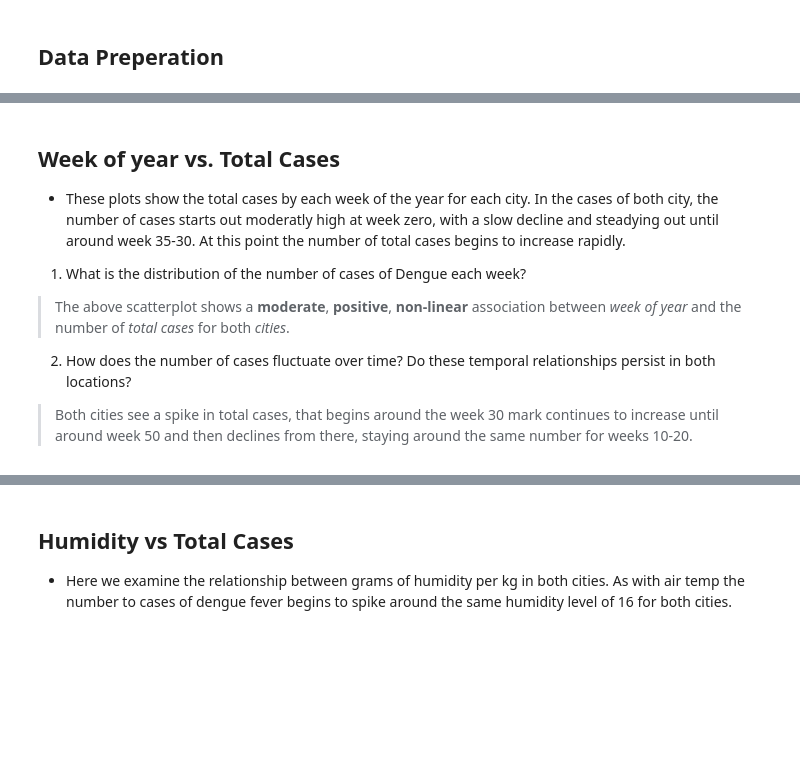
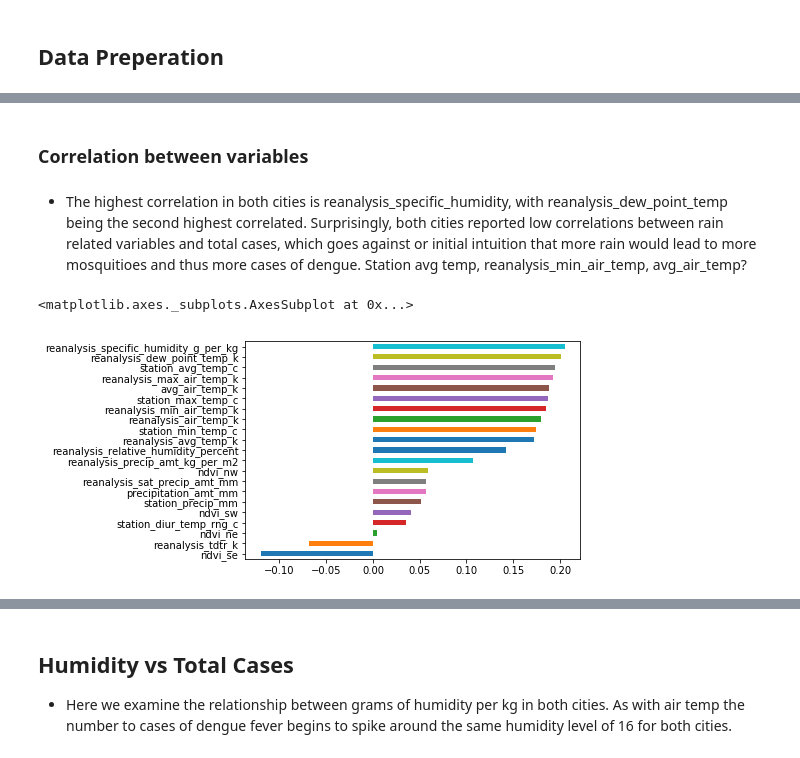
Before and after one commit to rheaxychen/dengue, a Jupyter notebook: exploration.ipynb, the cells around one changed output, grey strips where cells are left out. Drawn from its saved outputs; the diff is of its cells as text; code cells hidden in the pictures; blank space fills up the shorter version.

```diff
--- a/exploration.ipynb
+++ b/exploration.ipynb
@@ -93,12 +104,13 @@ plt.figure()
 <Figure size 432x288 with 0 Axes>
-# %% [markdown]
-## Week of year vs. Total Cases
-- These plots show the total cases by each week of the year for each city. In the cases of both city, the number of cases starts out moderatly high at week zero, with a slow decline and steadying out until around week 35-30. At this point the number of total cases begins to increase rapidly.
-
-1. What is the distribution of the number of cases of Dengue each week?
-
-> The above scatterplot shows a **moderate**, **positive**, **non-linear** association between _week of year_ and the number of _total cases_ for both _cities_.
-
-2. How does the number of cases fluctuate over time? Do these temporal relationships persist in both locations?
-
-> Both cities see a spike in total cases, that begins around the week 30 mark continues to increase until around week 50 and then declines from there, staying around the same number for weeks 10-20.
+# %% [markdown]
+### Correlation between variables
+# %%
+sj_correlations = sj_data.corr()
+iq_correlations = iq_data.corr()
+# %% [markdown]
+- The highest correlation in both cities is reanalysis_specific_humidity, with reanalysis_dew_point_temp being the second highest correlated. Surprisingly, both cities reported low correlations between rain related variables and total cases, which goes against or initial intuition that more rain would lead to more mosquitioes and thus more cases of dengue. Station avg temp, reanalysis_min_air_temp, avg_air_temp?
+# %%
+(sj_correlations.total_cases.drop('total_cases').sort_values(ascending=True).plot.barh())
+# %% [output]
+<matplotlib.axes._subplots.AxesSubplot at 0x...>
+[figure, added]
```
Also changed, not shown: parts of 39 cells of this notebook, 1 other file.
